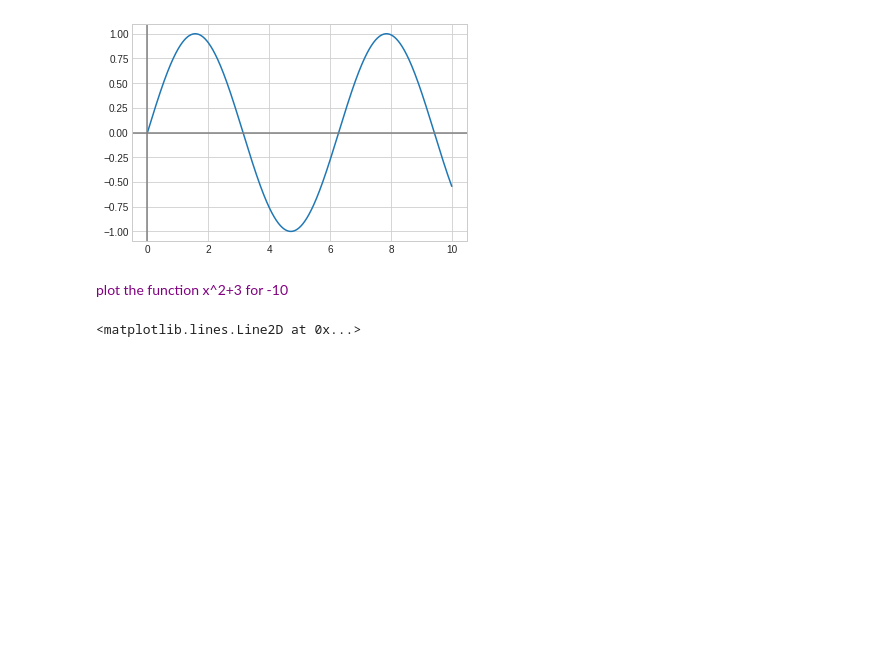
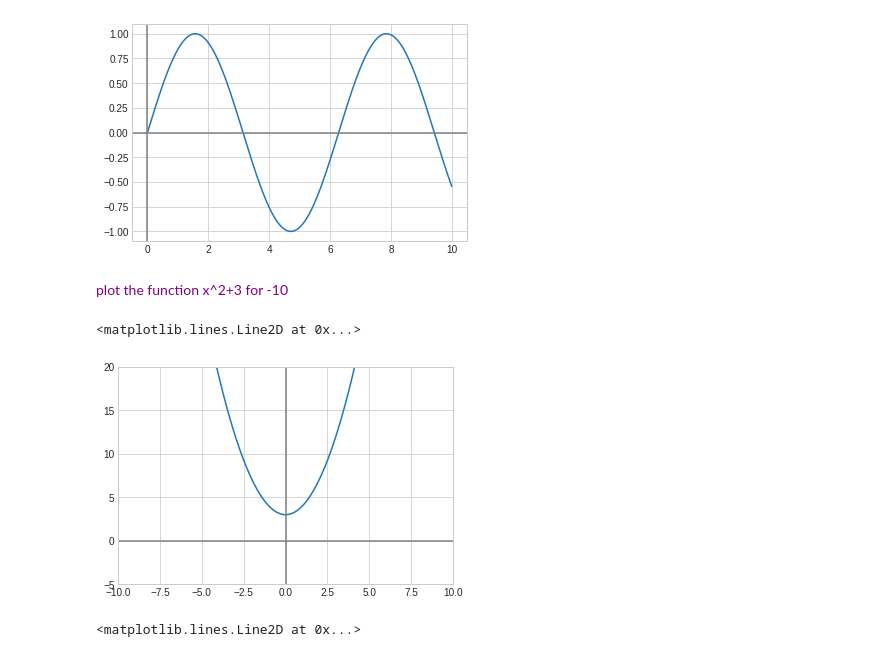
Before and after one commit to chezydan/pytopics, a Jupyter notebook: Visuals.ipynb, the cells around one changed output. Drawn from its saved outputs; the diff is of its cells as text; code cells hidden in the pictures; blank space fills up the shorter version.

```diff
--- a/Visuals.ipynb
+++ b/Visuals.ipynb
@@ -29,6 +29,18 @@ plt.axvline(color='grey')
 [figure]
 # %% [markdown]
 <p><span style='color:purple'>plot the function x^2+3 for -10<x<10 </span>
+# %%
+fig= plt.figure()
+ax = plt.axes()
+x = np.linspace(-10,10,100)
+y =lambda x: x**2 +3
+ax.axis([-10,10,-5,20])
+ax.plot(x,y(x))
+ax.axvline(color='gray')
+ax.axhline(color='gray')
+# %% [output]
+<matplotlib.lines.Line2D at 0x...>
+[figure, added]
 # %%
 fig= plt.figure()
 ax= plt.axes()
```
Also changed, not shown: parts of 3 cells of this notebook, 13 other files.
